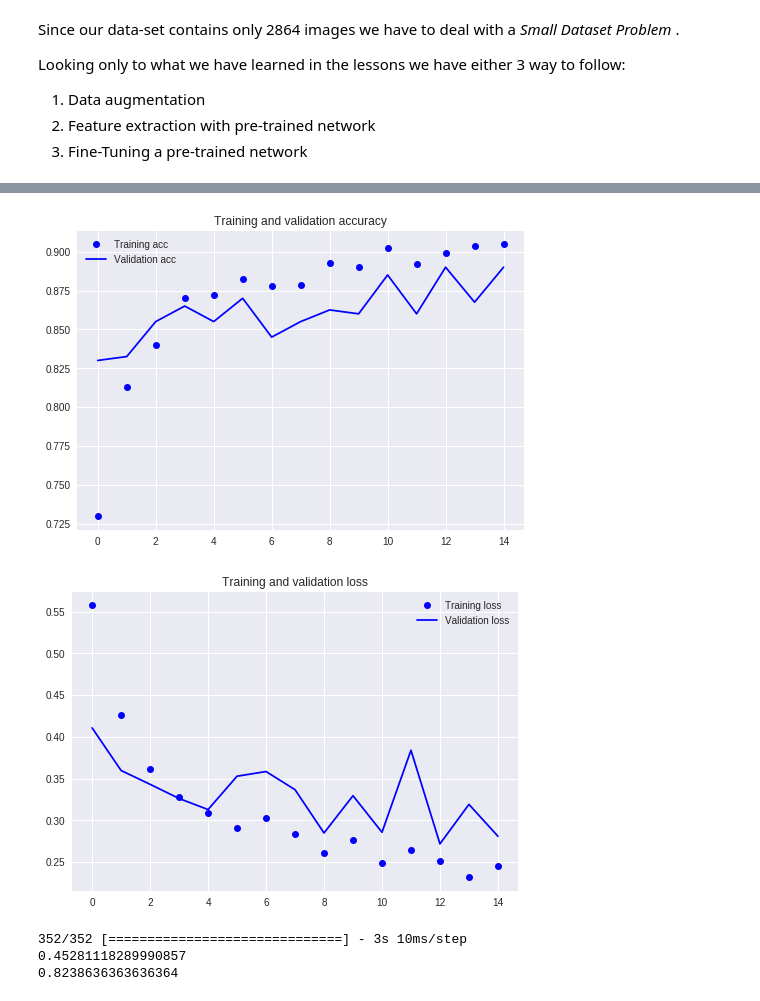
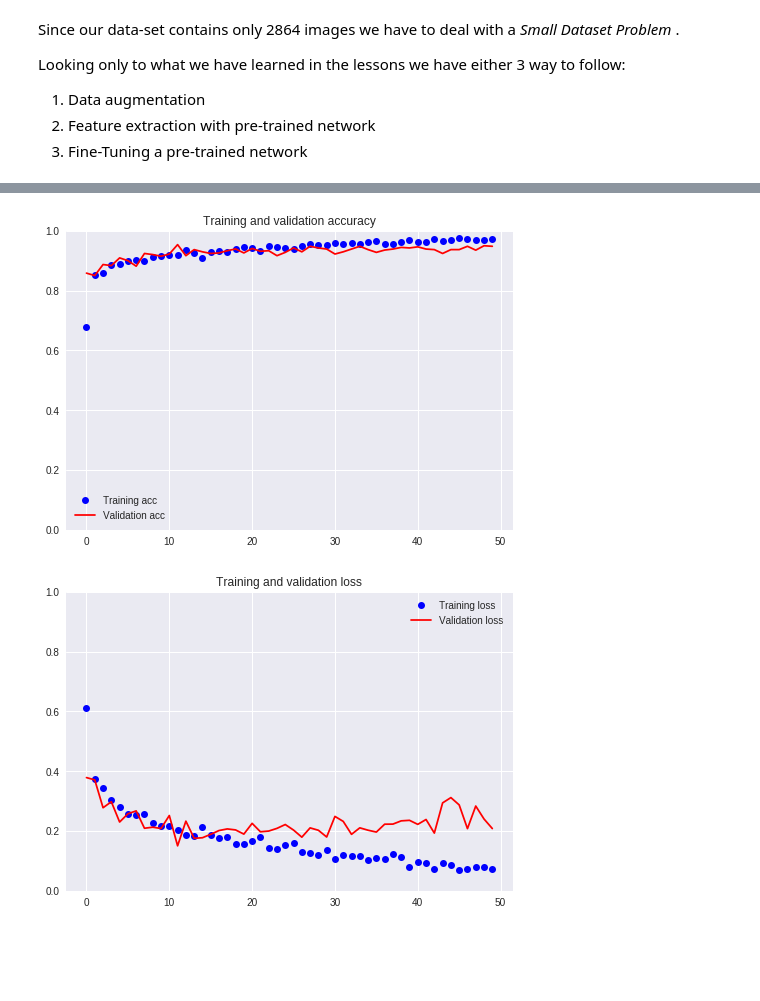
Before and after one commit to stiflerGit/CAD-Mammography, a Jupyter notebook: CNN_PT.ipynb, the cells around one changed output, grey strips where cells are left out. Cells and saved outputs as stored; diff of their text form; code cells hidden in the pictures; blank space fills up the shorter version.

Commit message:
dataset preprocessing improved, brings to better accuracy

```diff
--- a/CNN_PT.ipynb
+++ b/CNN_PT.ipynb
@@ -53,0 +89,17 @@ Using TensorFlow backend.
+# %%
+# PRE-PROCESS DATASET
+
+from keras.preprocessing.image import ImageDataGenerator
+
+train_datagen = ImageDataGenerator(
+    rotation_range=15,
+#     zoom_range=[1.5, 0],
+#     rescale=1./65536,
+    horizontal_flip=True, vertical_flip=True
+)
+
+train_iterator = train_datagen.flow(X_train, y_train, batch_size=BATCH_SIZE)
+
+test_datagen = ImageDataGenerator()
+validation_iterator = test_datagen.flow(X_val, y_val, batch_size=BATCH_SIZE)
+test_iterator = test_datagen.flow(test_rgb_imgs, test_lbls, batch_size=BATCH_SIZE)
@@ -177,0 +182,7 @@ Epoch 15/15
+# %%
+history = net_final.fit_generator(train_iterator,
+                              steps_per_epoch=train_samples // BATCH_SIZE,
+                              epochs=NUM_EPOCHS,
+#                               callbacks=[early_stopping],
+                              validation_data=validation_iterator,
+                              validation_steps=valid_samples // BATCH_SIZE)
@@ -178,40 +207,30 @@ Epoch 15/15
 # %%
 # plot the history
 import matplotlib.pyplot as plt
 
 acc = history.history['acc']
 val_acc = history.history['val_acc']
 loss = history.history['loss']
 val_loss = history.history['val_loss']
 
 epochs = range(len(acc))
 
+plt.ylim((0,1))
+
 plt.plot(epochs, acc, 'bo', label='Training acc')
-plt.plot(epochs, val_acc, 'b', label='Validation acc')
+plt.plot(epochs, val_acc, 'r', label='Validation acc')
 plt.title('Training and validation accuracy')
 plt.legend()
 
 plt.figure()
+plt.ylim((0,1))
 
 plt.plot(epochs, loss, 'bo', label='Training loss')
-plt.plot(epochs, val_loss, 'b', label='Validation loss')
+plt.plot(epochs, val_loss, 'r', label='Validation loss')
 plt.title('Training and validation loss')
 plt.legend()
 
 plt.show()
 # %% [output]
-[figure, old version]
+[figure, new version]
-[figure, old version]
+[figure, new version]
-# %%
-test_rgb_imgs = np.stack((test_gray_imgs,)*3, axis=-1)
-test_rgb_float_imgs = 1./65536 * test_rgb_imgs
-
-# print(test_rgb_float_imgs)
-test_loss, test_acc = model.evaluate(test_rgb_float_imgs, test_lbls)
-
-print(test_loss)
-print(test_acc)
-# %% [output]
-352/352 [==============================] - 3s 10ms/step
-0.45281118289990857
-0.8238636363636364
```
Also changed, not shown: parts of 18 cells of this notebook.
